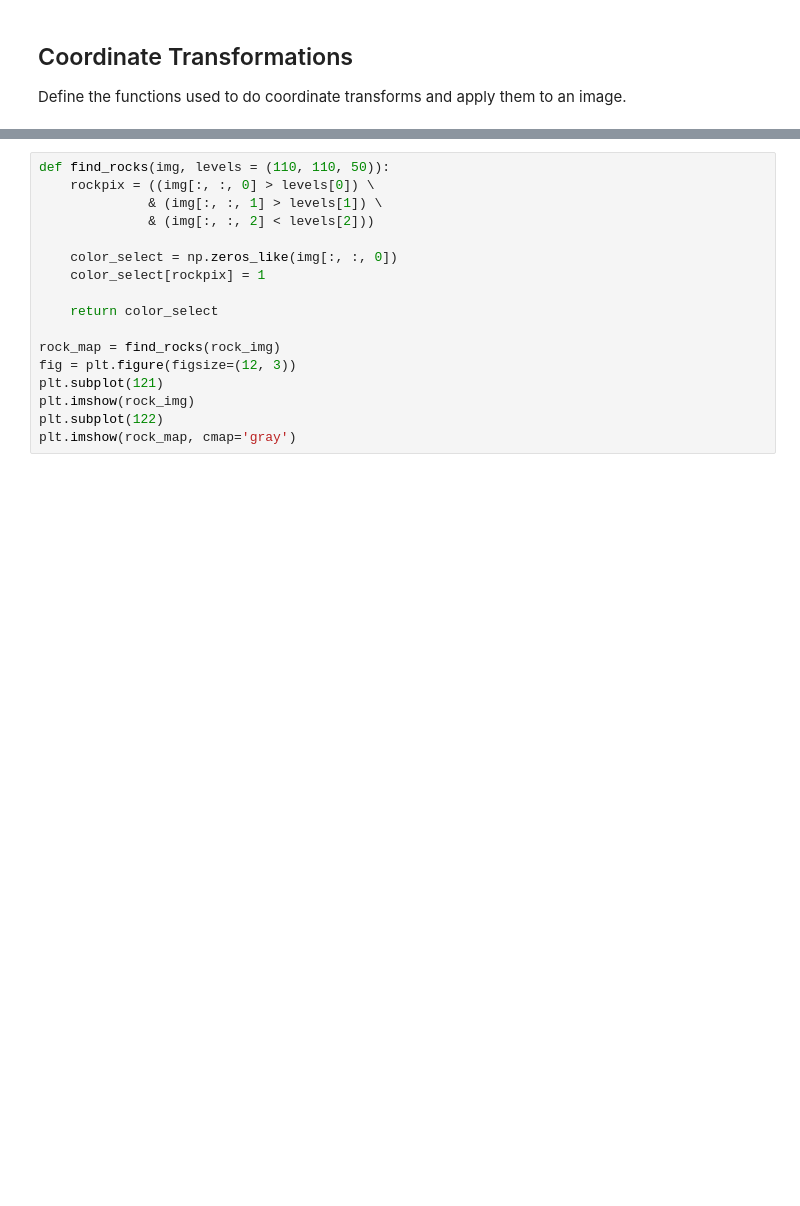
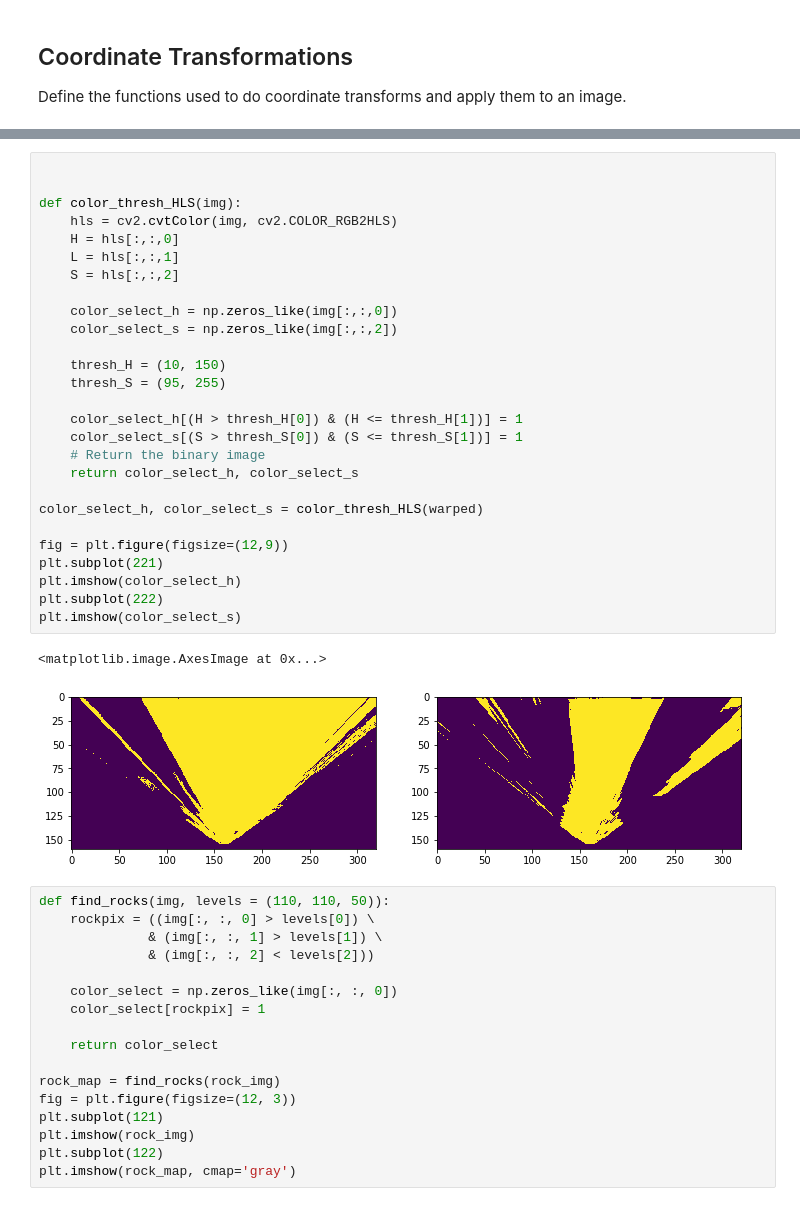
Before and after one commit to shotaro12oyama/udacity-robond-rover-project, a Jupyter notebook: code/Rover_Project_Test_Notebook.ipynb, the cells around one changed output, grey strips where cells are left out. Drawn from its saved outputs; the diff is of its cells as text; blank space fills up the shorter version.

```diff
--- a/code/Rover_Project_Test_Notebook.ipynb
+++ b/code/Rover_Project_Test_Notebook.ipynb
@@ -230,3 +230,33 @@ plt.arrow(0, 0, x_arrow, y_arrow, color='red', zorder=2, head_width=10, width=2)
+# %%
+
+
+def color_thresh_HLS(img):
+    hls = cv2.cvtColor(img, cv2.COLOR_RGB2HLS)
+    H = hls[:,:,0]
+    L = hls[:,:,1]
+    S = hls[:,:,2]
+
+    color_select_h = np.zeros_like(img[:,:,0])
+    color_select_s = np.zeros_like(img[:,:,2])
+
+    thresh_H = (10, 150)
+    thresh_S = (95, 255)
+
+    color_select_h[(H > thresh_H[0]) & (H <= thresh_H[1])] = 1
+    color_select_s[(S > thresh_S[0]) & (S <= thresh_S[1])] = 1
+    # Return the binary image
+    return color_select_h, color_select_s
+
+color_select_h, color_select_s = color_thresh_HLS(warped)
+
+fig = plt.figure(figsize=(12,9))
+plt.subplot(221)
+plt.imshow(color_select_h)
+plt.subplot(222)
+plt.imshow(color_select_s)
+# %% [output]
+<matplotlib.image.AxesImage at 0x...>
+[figure, added]
 # %%
 def find_rocks(img, levels = (110, 110, 50)):
     rockpix = ((img[:, :, 0] > levels[0]) \
```
Also changed, not shown: parts of 3 cells of this notebook, 3 other files.
